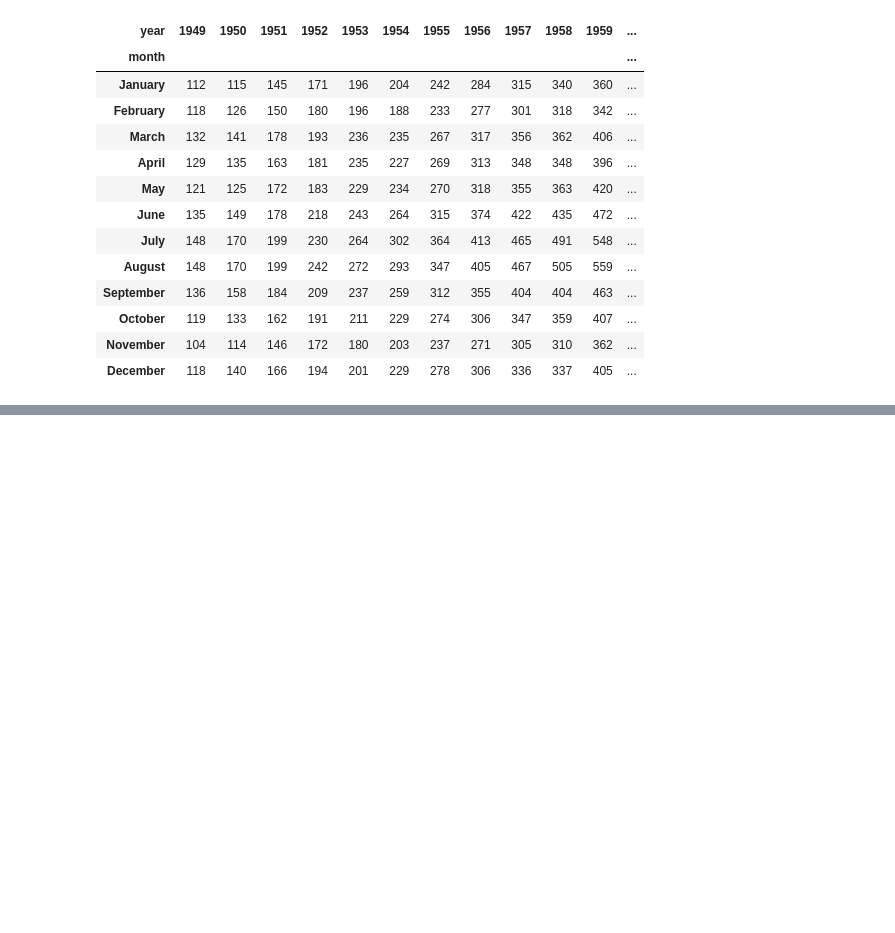
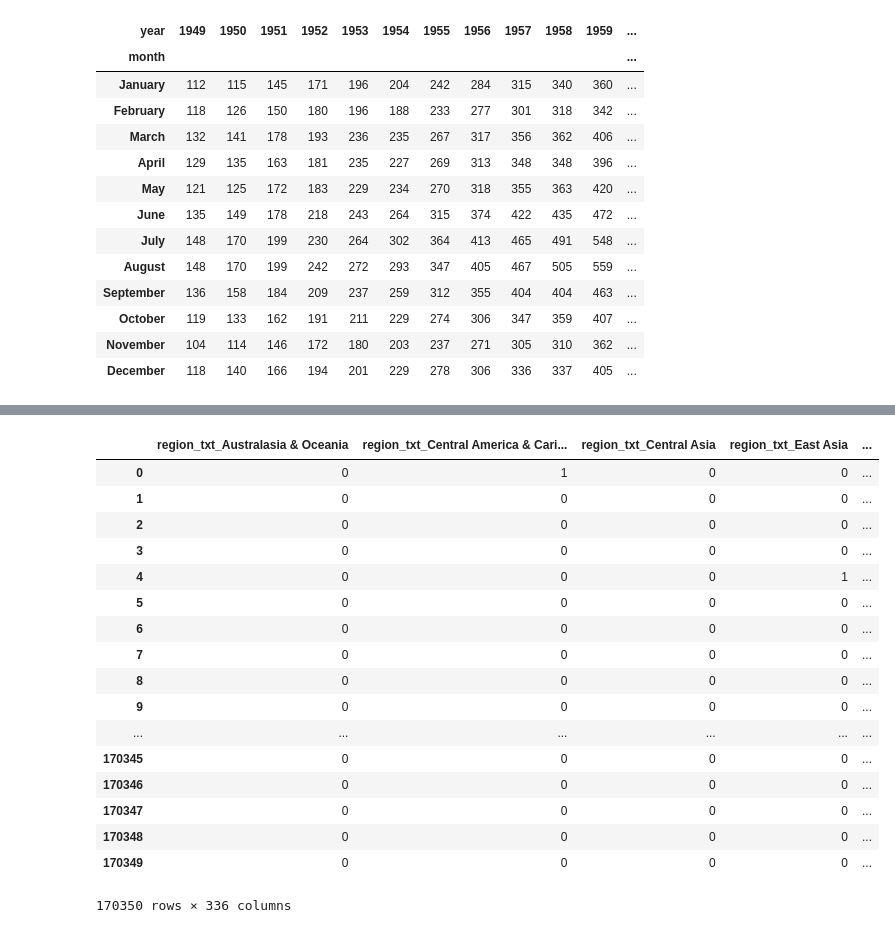
Before and after one commit to jacobakh/ML4CT, a Jupyter notebook: affinity_viz.ipynb, the cells around one changed output, grey strips where cells are left out. Cells and saved outputs as stored; diff of their text form; code cells hidden in the pictures; blank space fills up the shorter version.

```diff
--- a/affinity_viz.ipynb
+++ b/affinity_viz.ipynb
@@ -92,0 +65,2 @@ sns.heatmap(cdist(data_1, data_1))
+# %%
+raw = load_data_relevant_cols()
@@ -92,0 +79,21 @@ sns.heatmap(cdist(data_1, data_1))
+# %%
+get_dummies(raw, ['region_txt', 'targtype1_txt', 'weaptype1', 'iyear', 'nkill'])
+# %% [output]
+|  | region_txt_Australasia & Oceania | region_txt_Central America & Cari... | region_txt_Central Asia | region_txt_East Asia | ... |
+| 0 | 0 | 1 | 0 | 0 | ... |
+| 1 | 0 | 0 | 0 | 0 | ... |
+| 2 | 0 | 0 | 0 | 0 | ... |
+| 3 | 0 | 0 | 0 | 0 | ... |
+| 4 | 0 | 0 | 0 | 1 | ... |
+| 5 | 0 | 0 | 0 | 0 | ... |
+| 6 | 0 | 0 | 0 | 0 | ... |
+| 7 | 0 | 0 | 0 | 0 | ... |
+| 8 | 0 | 0 | 0 | 0 | ... |
+| 9 | 0 | 0 | 0 | 0 | ... |
+| ... | ... | ... | ... | ... | ... |
+| 170345 | 0 | 0 | 0 | 0 | ... |
+| 170346 | 0 | 0 | 0 | 0 | ... |
+| 170347 | 0 | 0 | 0 | 0 | ... |
+| 170348 | 0 | 0 | 0 | 0 | ... |
+| 170349 | 0 | 0 | 0 | 0 | ... |
+170350 rows × 336 columns
```
Also changed, not shown: parts of 16 cells of this notebook.
